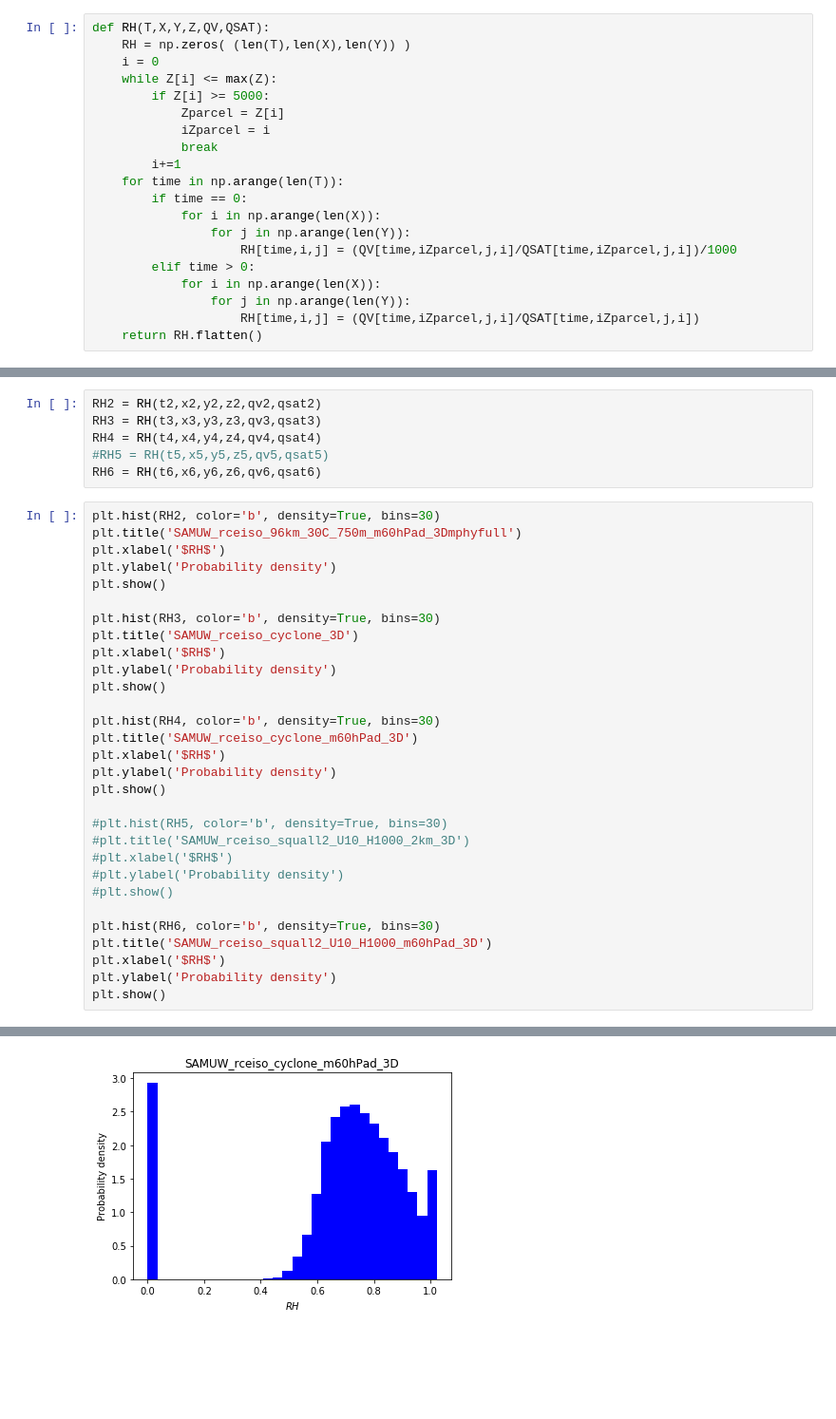
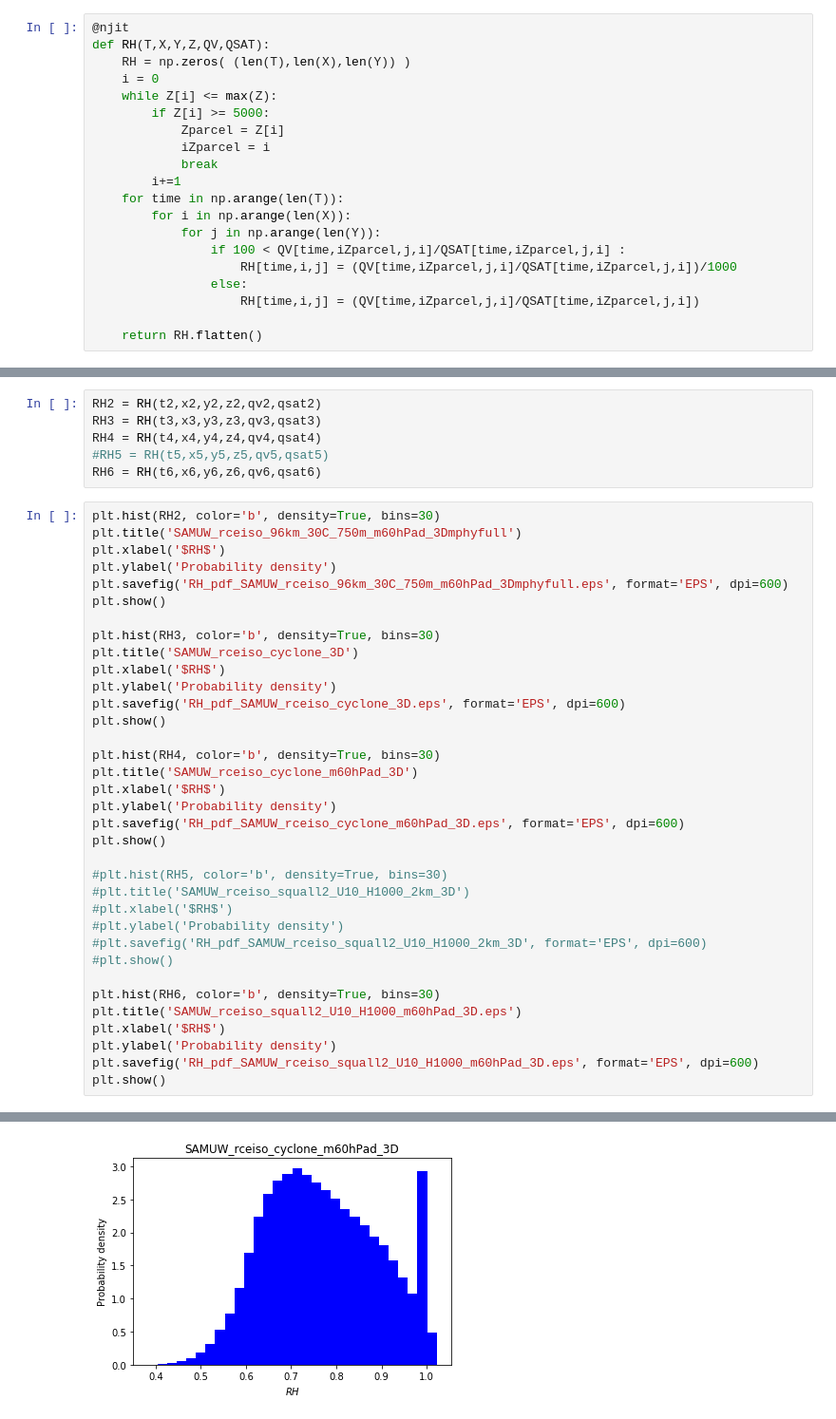
Before and after one commit to FelixLangot/LMD_Internship, a Jupyter notebook: altitude_derniere_sat.ipynb, the cells around one changed output, grey strips where cells are left out. Shown at 95% size. Saved outputs shown, nothing was run; the diff lists cells and outputs as text; blank space fills up the shorter version.

```diff
--- a/altitude_derniere_sat.ipynb
+++ b/altitude_derniere_sat.ipynb
@@ -356,6 +361,7 @@ plt.show()
 [figure]
 [figure]
 # %%
+@njit
 def RH(T,X,Y,Z,QV,QSAT):
     RH = np.zeros( (len(T),len(X),len(Y)) )
     i = 0
@@ -366,12 +372,11 @@ def RH(T,X,Y,Z,QV,QSAT):
             break
         i+=1
     for time in np.arange(len(T)):
-        if time == 0:
-            for i in np.arange(len(X)):
-                for j in np.arange(len(Y)):
+        for i in np.arange(len(X)):
+            for j in np.arange(len(Y)):
+                if 100 < QV[time,iZparcel,j,i]/QSAT[time,iZparcel,j,i] :
                     RH[time,i,j] = (QV[time,iZparcel,j,i]/QSAT[time,iZparcel,j,i])/1000
-        elif time > 0:
-            for i in np.arange(len(X)):
-                for j in np.arange(len(Y)):
+                else:
                     RH[time,i,j] = (QV[time,iZparcel,j,i]/QSAT[time,iZparcel,j,i])
+
     return RH.flatten()
@@ -386,30 +400,35 @@ plt.hist(RH2, color='b', density=True, bins=30)
 plt.title('SAMUW_rceiso_96km_30C_750m_m60hPad_3Dmphyfull')
 plt.xlabel('$RH$')
 plt.ylabel('Probability density')
+plt.savefig('RH_pdf_SAMUW_rceiso_96km_30C_750m_m60hPad_3Dmphyfull.eps', format='EPS', dpi=600)
 plt.show()
 
 plt.hist(RH3, color='b', density=True, bins=30)
 plt.title('SAMUW_rceiso_cyclone_3D')
 plt.xlabel('$RH$')
 plt.ylabel('Probability density')
+plt.savefig('RH_pdf_SAMUW_rceiso_cyclone_3D.eps', format='EPS', dpi=600)
 plt.show()
 
 plt.hist(RH4, color='b', density=True, bins=30)
 plt.title('SAMUW_rceiso_cyclone_m60hPad_3D')
 plt.xlabel('$RH$')
 plt.ylabel('Probability density')
+plt.savefig('RH_pdf_SAMUW_rceiso_cyclone_m60hPad_3D.eps', format='EPS', dpi=600)
 plt.show()
 
 #plt.hist(RH5, color='b', density=True, bins=30)
 #plt.title('SAMUW_rceiso_squall2_U10_H1000_2km_3D')
 #plt.xlabel('$RH$')
 #plt.ylabel('Probability density')
+#plt.savefig('RH_pdf_SAMUW_rceiso_squall2_U10_H1000_2km_3D', format='EPS', dpi=600)
 #plt.show()
 
 plt.hist(RH6, color='b', density=True, bins=30)
-plt.title('SAMUW_rceiso_squall2_U10_H1000_m60hPad_3D')
+plt.title('SAMUW_rceiso_squall2_U10_H1000_m60hPad_3D.eps')
 plt.xlabel('$RH$')
 plt.ylabel('Probability density')
+plt.savefig('RH_pdf_SAMUW_rceiso_squall2_U10_H1000_m60hPad_3D.eps', format='EPS', dpi=600)
 plt.show()
 # %% [output]
 [figure]
@@ -417 +436 @@ plt.show()
-[figure, old version]
+[figure, new version]
```
Also changed, not shown: parts of 11 cells of this notebook, 1 other file.
